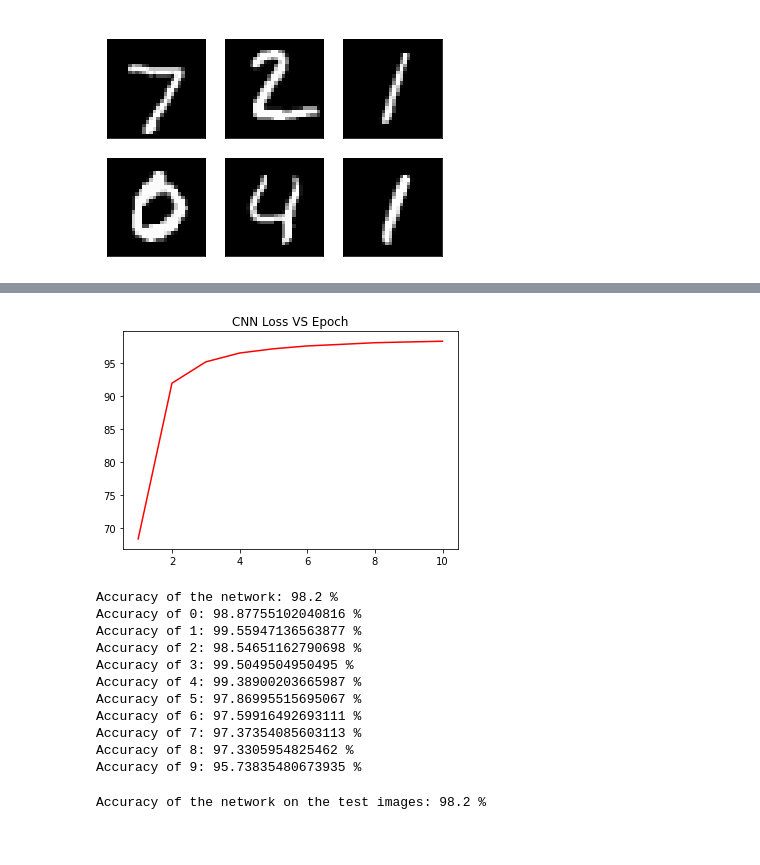
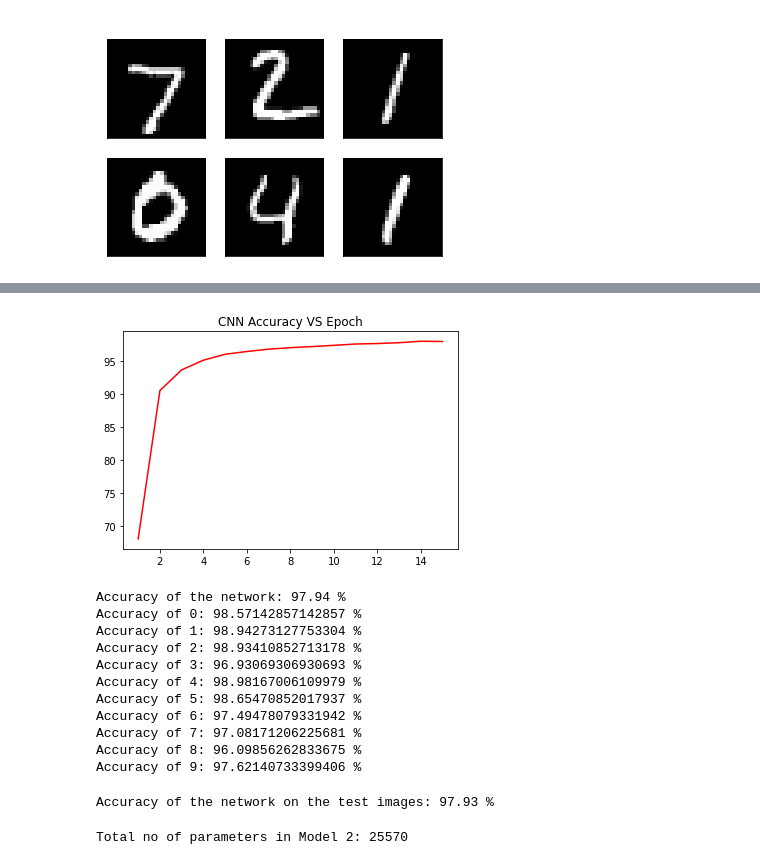
Before and after one commit to DineshchandarR/CPSC-8430-Deep-Learning-001, a Jupyter notebook: HW1/HW1.1_MNIST.ipynb, the cells around one changed output, grey strips where cells are left out. Drawn from its saved outputs; the diff is of its cells as text; code cells hidden in the pictures.

```diff
--- a/HW1/HW1.1_MNIST.ipynb
+++ b/HW1/HW1.1_MNIST.ipynb
@@ -46,17 +48,20 @@ plt.show()
 # %%
 # Hyper-parameters
 input_size = 784 # 28x28
-num_epochs = 10
+max_epochs = 15
 learning_rate = 0.001
 kernel_size = 4
+weight_decay_val = 1e-4
+dropout = 0.25
 # %%
-class CNN(nn.Module):
+class CNN1(nn.Module):
     def __init__(self,):
-        super(CNN, self).__init__()
+        super(CNN1, self).__init__()
         self.conv1 = nn.Conv2d(1, 10, kernel_size) #1st Convolution
         self.pool = nn.MaxPool2d(2, 2)   #pool_size=2, strides=2
         self.conv2 = nn.Conv2d(10, 20, kernel_size) #2nd Convolution
         self.fc1 = nn.Linear(320, 50) #((I/P - Filter + 2*Pad)/Stride)+1
+        self.dropout = nn.Dropout(dropout)
         self.fc2 = nn.Linear(50, 100)
         self.fc3 = nn.Linear(100, 10)
 
@@ -66,10 +71,16 @@ class CNN(nn.Module):
         x = self.pool(F.relu(self.conv2(x)))
         x = x.view(-1, 320)            #Flattening
         x = F.relu(self.fc1(x))        #Fully Connected NN
+        x = self.dropout(x)
         x = F.relu(self.fc2(x))        #Fully Connected NN
         x = self.fc3(x)                #O/P Layer
         return x
 # %%
-cnn = CNN()
+cnn1 = CNN1()
 loss_func = nn.CrossEntropyLoss()
-optimizer = torch.optim.Adam(cnn.parameters(), lr=learning_rate)
+optimizer = torch.optim.Adam(cnn1.parameters(), lr=learning_rate, weight_decay = weight_decay_val)
+
+a=[]
+for i in cnn1.parameters():
+    a.append(torch.numel(i))
+print('Total no of parameters in Model 1:', np.sum(a),)
@@ -128,0 +143,2 @@ Epoch [10/10], Accuracy : 98.25333333333333 %
+# %%
+train_epoch,train_losses,train_acc=testFunc(cnn1,max_epochs)
@@ -136,10 +170,10 @@ plt.show()
 # %%
 #plot
 plt.plot(train_epoch,train_acc,color="red")
-plt.title('CNN Loss VS Epoch')
+plt.title('CNN Accuracy VS Epoch')
 plt.show()
 # %% [output]
-[figure, old version]
+[figure, new version]
 # %%
 with torch.no_grad():
     n_correct = 0
@@ -147,7 +181,7 @@ with torch.no_grad():
     n_class_correct = [0 for i in range(10)]
     n_class_samples = [0 for i in range(10)]
     for test_images, test_labels in test_loader:
-        outputs = cnn(test_images)
+        outputs = cnn1(test_images)
         # max returns (value ,index)
         _, predicted = torch.max(outputs, 1)
         n_samples += test_labels.size(0)
@@ -160,24 +194,24 @@ with torch.no_grad():
                 n_class_correct[label] += 1
             n_class_samples[label] += 1
 
-    acc = 100.0 * n_correct / n_samples
-    print(f'Accuracy of the network: {acc} %')
+    netTest_acc1 = 100.0 * n_correct / n_samples
+    print(f'Accuracy of the network: {netTest_acc1} %')
 
     for i in range(10):
         acc = 100.0 * n_class_correct[i] / n_class_samples[i]
         print(f'Accuracy of {i}: {acc} %')
 # %% [output]
-Accuracy of the network: 98.2 %
-Accuracy of 0: 98.87755102040816 %
-Accuracy of 1: 99.55947136563877 %
-Accuracy of 2: 98.54651162790698 %
-Accuracy of 3: 99.5049504950495 %
-Accuracy of 4: 99.38900203665987 %
-Accuracy of 5: 97.86995515695067 %
-Accuracy of 6: 97.59916492693111 %
-Accuracy of 7: 97.37354085603113 %
-Accuracy of 8: 97.3305954825462 %
-Accuracy of 9: 95.73835480673935 %
+Accuracy of the network: 97.94 %
+Accuracy of 0: 98.57142857142857 %
+Accuracy of 1: 98.94273127753304 %
+Accuracy of 2: 98.93410852713178 %
+Accuracy of 3: 96.93069306930693 %
+Accuracy of 4: 98.98167006109979 %
+Accuracy of 5: 98.65470852017937 %
+Accuracy of 6: 97.49478079331942 %
+Accuracy of 7: 97.08171206225681 %
+Accuracy of 8: 96.09856262833675 %
+Accuracy of 9: 97.62140733399406 %
 # %%
 # Test the model
 # In test phase, we don't need to compute gradients (for memory efficiency)
@@ -185,13 +219,13 @@ with torch.no_grad():
     n_correct = 0
     n_samples = 0
     for images, labels in test_loader:
-        prediction = cnn(images)
+        prediction = cnn1(images)
         # max returns (value ,index)
         _, predicted = torch.max(prediction.data, 1)
         n_samples += labels.size(0)
         n_correct += (predicted == labels).sum().item()
 
-    acc = 100.0 * n_correct / n_samples
-    print(f'Accuracy of the network on the test images: {acc} %')
+    netTest_acc1 = 100.0 * n_correct / n_samples
+    print(f'Accuracy of the network on the test images: {netTest_acc1} %')
 # %% [output]
-Accuracy of the network on the test images: 98.2 %
+Accuracy of the network on the test images: 97.93 %
@@ -197,0 +257,12 @@ Accuracy of the network on the test images: 98.2 %
+# %%
+cnn2 = CNN2()
+loss_func = nn.CrossEntropyLoss()
+optimizer = torch.optim.Adam(cnn2.parameters(), lr=learning_rate, weight_decay = weight_decay_val)
+
+a=[]
+
+for i in cnn2.parameters():
+    a.append(torch.numel(i))
+print('Total no of parameters in Model 2:', np.sum(a),)
+# %% [output]
+Total no of parameters in Model 2: 25570
```
Also changed, not shown: parts of 25 cells of this notebook.
